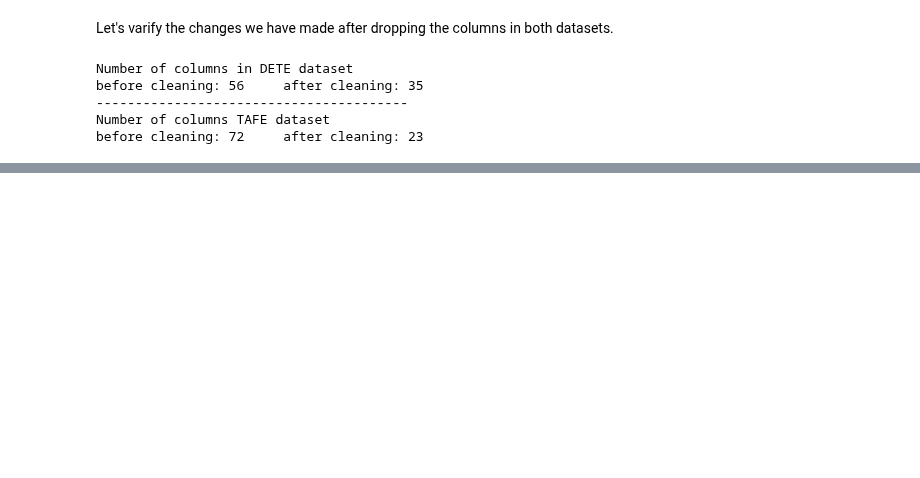
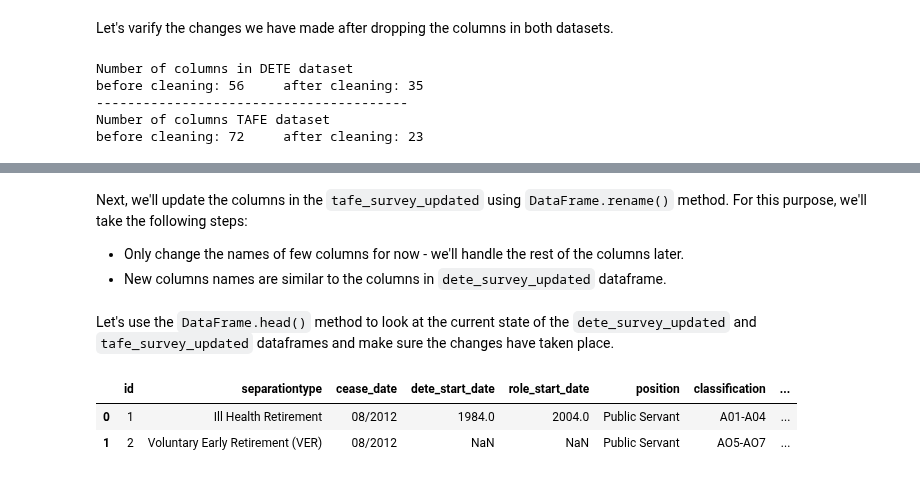
Before and after one commit to MuhammadAwon/datascience-projects, a Jupyter notebook: Projects/clean-and-analyze-employee-exit-surveys/clean-and-analyze-employee-exit-surveys.ipynb, the cells around one changed output, grey strips where cells are left out. Saved outputs shown, nothing was run; the diff lists cells and outputs as text; code cells hidden in the pictures; blank space fills up the shorter version.

Commit message:
modify clean and analyze employee exit surveys

```diff
--- a/Projects/clean-and-analyze-employee-exit-surveys/clean-and-analyze-employee-exit-surveys.ipynb
+++ b/Projects/clean-and-analyze-employee-exit-surveys/clean-and-analyze-employee-exit-surveys.ipynb
@@ -295,0 +329,3 @@ before cleaning: 72     after cleaning: 23
+# %%
+dete_survey_updated.columns = dete_survey_updated.columns.str.lower().str.strip().str.replace('\s+', '_', regex=True)
+dete_survey_updated.columns
@@ -295,0 +345,5 @@ before cleaning: 72     after cleaning: 23
+# %% [markdown]
+Next, we'll update the columns in the `tafe_survey_updated` using `DataFrame.rename()` method. For this purpose, we'll take the following steps:
+
+- Only change the names of few columns for now - we'll handle the rest of the columns later.
+- New columns names are similar to the columns in `dete_survey_updated` dataframe.
@@ -295,0 +364,9 @@ before cleaning: 72     after cleaning: 23
+# %% [markdown]
+Let's use the `DataFrame.head()` method to look at the current state of the `dete_survey_updated` and `tafe_survey_updated` dataframes and make sure the changes have taken place.
+# %%
+# Preview 'dete_survey_updated' dataframe
+dete_survey_updated.head(2)
+# %% [output]
+|  | id | separationtype | cease_date | dete_start_date | role_start_date | position | classification | ... |
+| 0 | 1 | Ill Health Retirement | 08/2012 | 1984.0 | 2004.0 | Public Servant | A01-A04 | ... |
+| 1 | 2 | Voluntary Early Retirement (VER) | 08/2012 | NaN | NaN | Public Servant | AO5-AO7 | ... |
```
Also changed, not shown: parts of 5 cells of this notebook.
